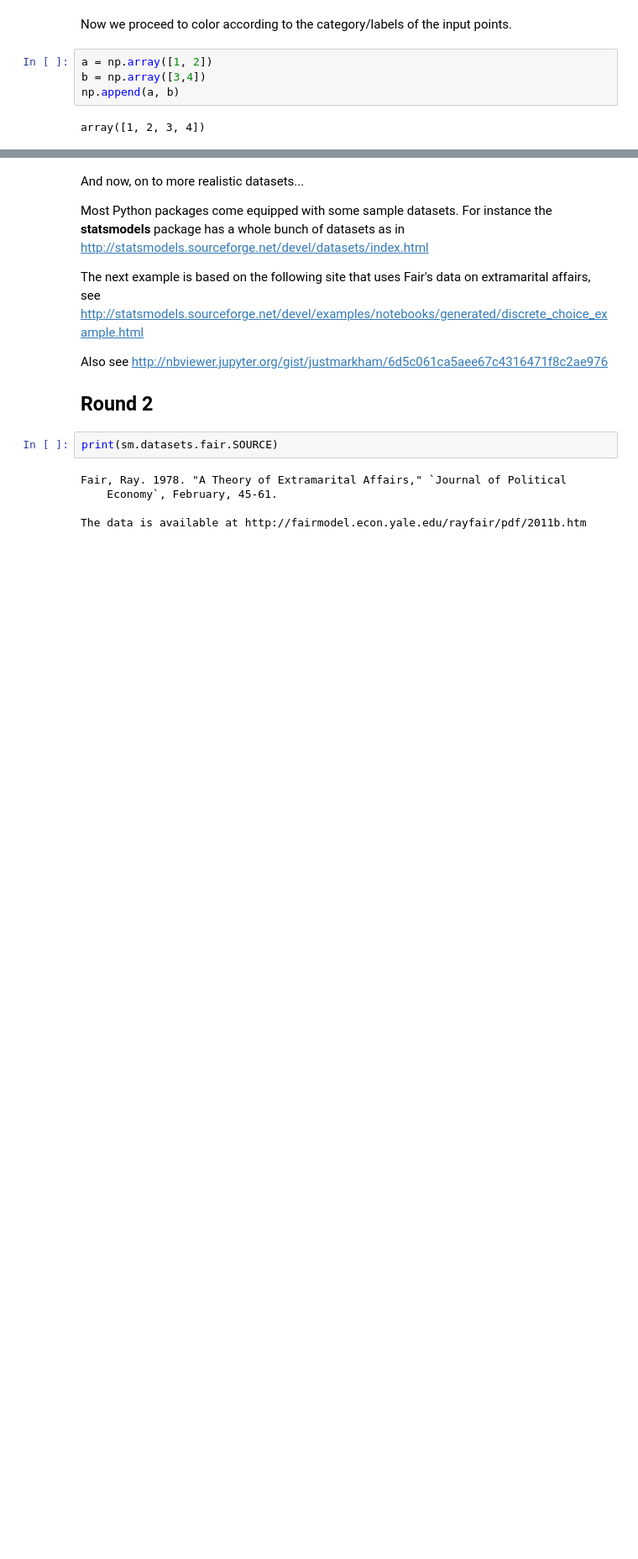
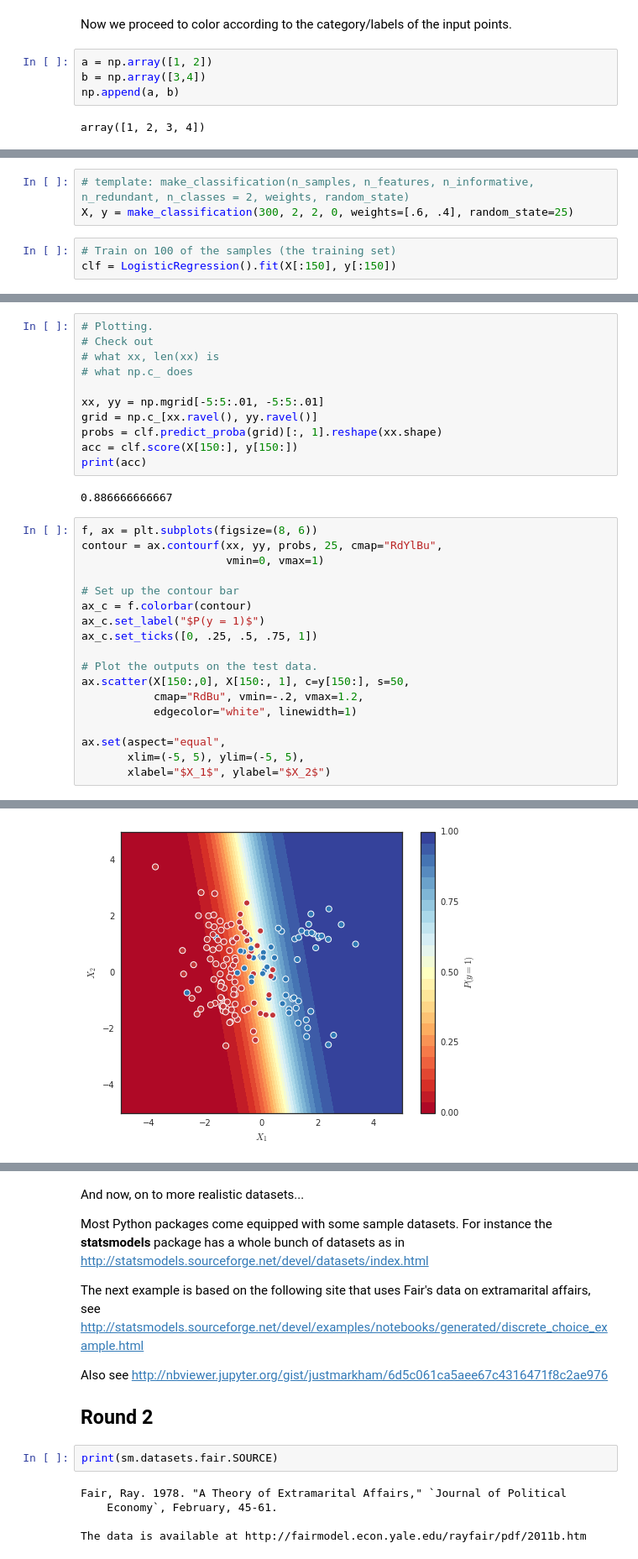
Before and after one commit to sambuddha-roy/presentations, a Jupyter notebook: Veritas.Aug1.2016/Day1_Logistic_Regression.ipynb, the cells around one changed output, grey strips where cells are left out. Shown: that part at 84% size. Saved outputs shown, nothing was run; the diff lists cells and outputs as text; blank space fills up the shorter version.

```diff
--- a/Veritas.Aug1.2016/Day1_Logistic_Regression.ipynb
+++ b/Veritas.Aug1.2016/Day1_Logistic_Regression.ipynb
@@ -147,2 +230,8 @@ plt.show()
 
 But, hey this was unfair. We trained the model on some training data, and we scored the model off (subsets of) the same dataset? That cannot be right. So, we have to split the data into training and test data.
+# %%
+# template: make_classification(n_samples, n_features, n_informative, n_redundant, n_classes = 2, weights, random_state)
+X, y = make_classification(300, 2, 2, 0, weights=[.6, .4], random_state=25)
+# %%
+# Train on 100 of the samples (the training set)
+clf = LogisticRegression().fit(X[:150], y[:150])
@@ -148,0 +247,32 @@ But, hey this was unfair. We trained the model on some training data, and we sco
+# %%
+# Plotting.
+# Check out
+# what xx, len(xx) is
+# what np.c_ does
+
+xx, yy = np.mgrid[-5:5:.01, -5:5:.01]
+grid = np.c_[xx.ravel(), yy.ravel()]
+probs = clf.predict_proba(grid)[:, 1].reshape(xx.shape)
+acc = clf.score(X[150:], y[150:])
+print(acc)
+# %% [output]
+0.886666666667
+# %%
+f, ax = plt.subplots(figsize=(8, 6))
+contour = ax.contourf(xx, yy, probs, 25, cmap="RdYlBu",
+                      vmin=0, vmax=1)
+
+# Set up the contour bar
+ax_c = f.colorbar(contour)
+ax_c.set_label("$P(y = 1)$")
+ax_c.set_ticks([0, .25, .5, .75, 1])
+
+# Plot the outputs on the test data.
+ax.scatter(X[150:,0], X[150:, 1], c=y[150:], s=50,
+           cmap="RdBu", vmin=-.2, vmax=1.2,
+           edgecolor="white", linewidth=1)
+
+ax.set(aspect="equal",
+       xlim=(-5, 5), ylim=(-5, 5),
+       xlabel="$X_1$", ylabel="$X_2$")
+# %% [output]
@@ -148,0 +284 @@ But, hey this was unfair. We trained the model on some training data, and we sco
+[figure, added]
```
Also changed, not shown: parts of 28 cells of this notebook, 1 other file.
